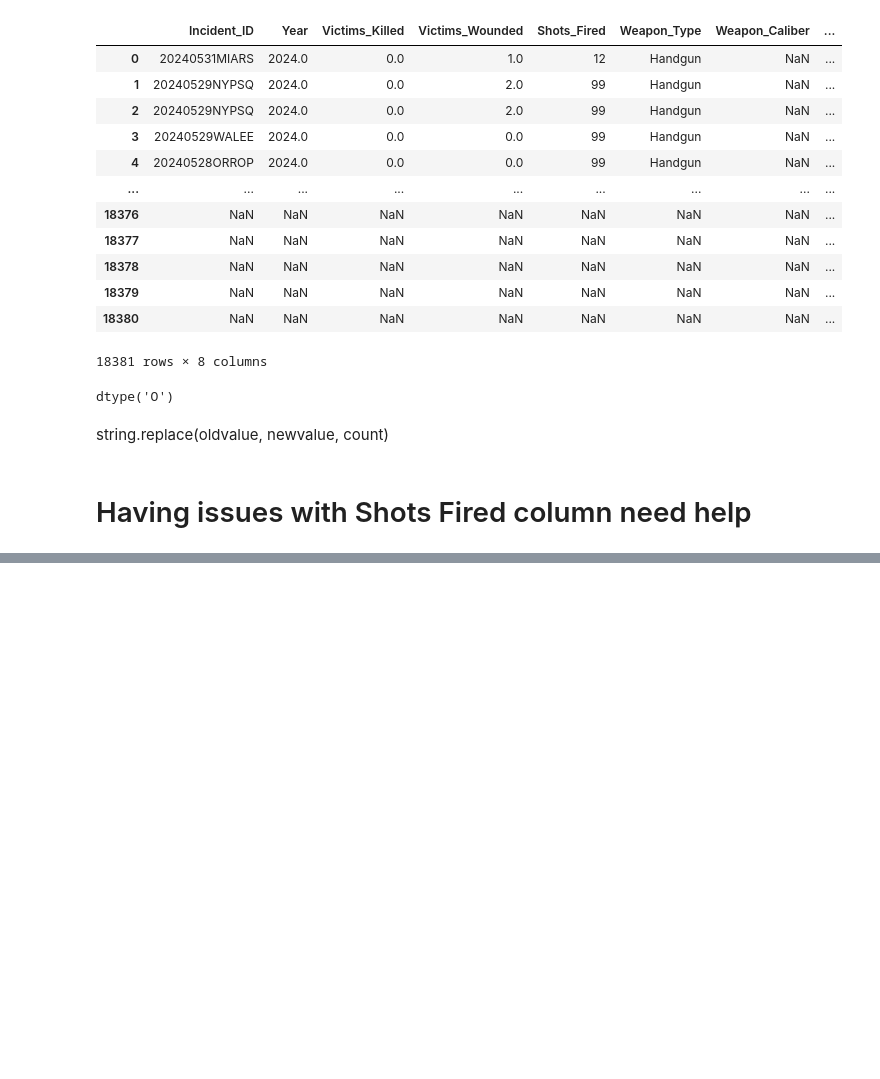
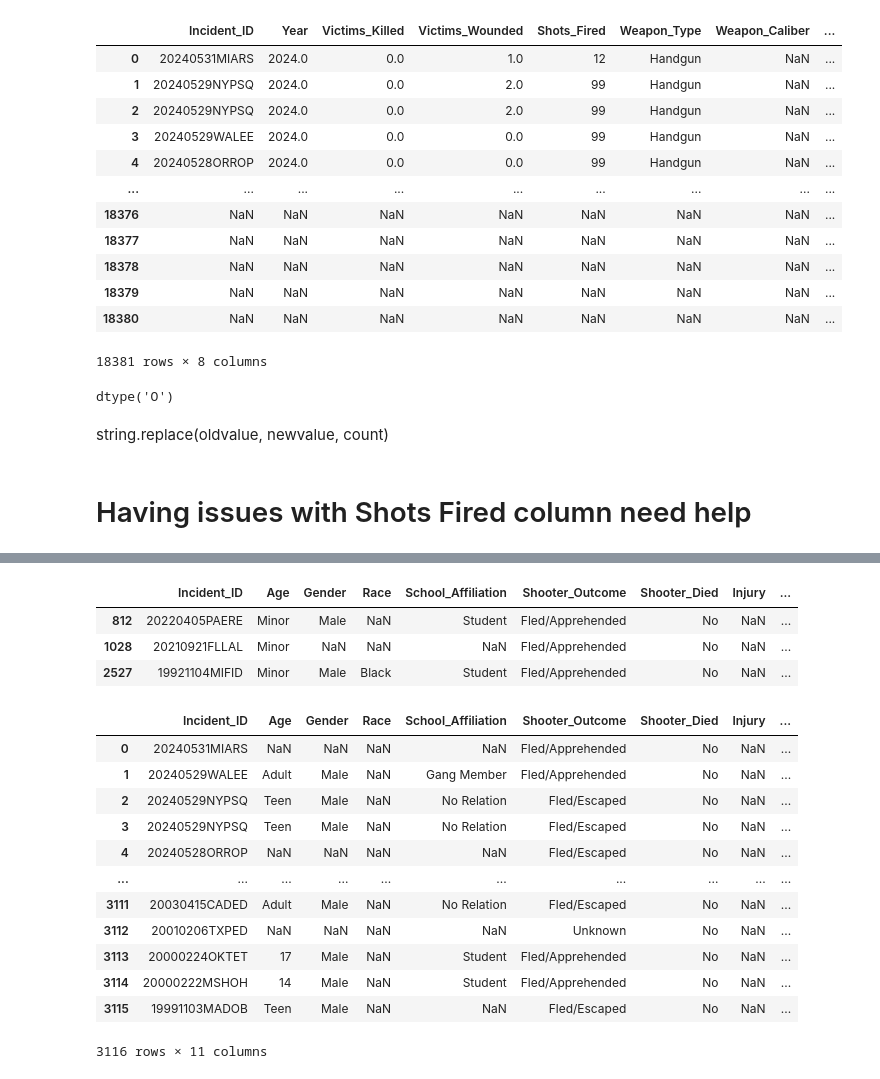
Before and after one commit to AdellAD4/U.S._Gun_Violence_DA11_Capstone_Project, a Jupyter notebook: notebooks/AAD_DA11_Capstone.ipynb, the cells around one changed output, grey strips where cells are left out. Saved outputs shown, nothing was run; the diff lists cells and outputs as text; code cells hidden in the pictures; blank space fills up the shorter version.

```diff
--- a/notebooks/AAD_DA11_Capstone.ipynb
+++ b/notebooks/AAD_DA11_Capstone.ipynb
@@ -1015,0 +1136,50 @@ weapons.loc[weapons['Shots_Fired'] == 10]
+# %%
+school_shootersdf.query('`Age` == "Minor"')
+# %% [output]
+|  | Incident_ID | Age | Gender | Race | School_Affiliation | Shooter_Outcome | Shooter_Died | Injury | ... |
+| 812 | 20220405PAERE | Minor | Male | NaN | Student | Fled/Apprehended | No | NaN | ... |
+| 1028 | 20210921FLLAL | Minor | NaN | NaN | NaN | Fled/Apprehended | No | NaN | ... |
+| 2527 | 19921104MIFID | Minor | Male | Black | Student | Fled/Apprehended | No | NaN | ... |
+# %%
+def age_clean(age):
+    if age =="Teen":
+        return "17"
+    if age =="Adult":
+        return "18"
+    if age =="Child":
+        return "12"
+    if age =="Minor":
+        return "12"
+    else:
+        return(age)
+# %%
+school_shootersdf['age2'] = school_shootersdf['Age'].apply(lambda x: age_clean(x))
+# %%
+school_shootersdf['age2'] = pd.to_numeric(school_shootersdf['age2'])
+# %%
+def ages(age):
+    if age <=12:
+        return "Child"
+    if  13<= age <=17:
+        return "Teen"
+    if age >=18:
+        return "Adult"
+    if type(age)==str:
+        return
+# %%
+school_shootersdf['age_category'] = school_shootersdf['age2'].apply(lambda x: ages(x))
+school_shootersdf
+# %% [output]
+|  | Incident_ID | Age | Gender | Race | School_Affiliation | Shooter_Outcome | Shooter_Died | Injury | ... |
+| 0 | 20240531MIARS | NaN | NaN | NaN | NaN | Fled/Apprehended | No | NaN | ... |
+| 1 | 20240529WALEE | Adult | Male | NaN | Gang Member | Fled/Apprehended | No | NaN | ... |
+| 2 | 20240529NYPSQ | Teen | Male | NaN | No Relation | Fled/Escaped | No | NaN | ... |
+| 3 | 20240529NYPSQ | Teen | Male | NaN | No Relation | Fled/Escaped | No | NaN | ... |
+| 4 | 20240528ORROP | NaN | NaN | NaN | NaN | Fled/Escaped | No | NaN | ... |
+| ... | ... | ... | ... | ... | ... | ... | ... | ... | ... |
+| 3111 | 20030415CADED | Adult | Male | NaN | No Relation | Fled/Escaped | No | NaN | ... |
+| 3112 | 20010206TXPED | NaN | NaN | NaN | NaN | Unknown | No | NaN | ... |
+| 3113 | 20000224OKTET | 17 | Male | NaN | Student | Fled/Apprehended | No | NaN | ... |
+| 3114 | 20000222MSHOH | 14 | Male | NaN | Student | Fled/Apprehended | No | NaN | ... |
+| 3115 | 19991103MADOB | Teen | Male | NaN | NaN | Fled/Escaped | No | NaN | ... |
+3116 rows × 11 columns
```
Also changed, not shown: parts of 29 cells of this notebook, 1 other file.
